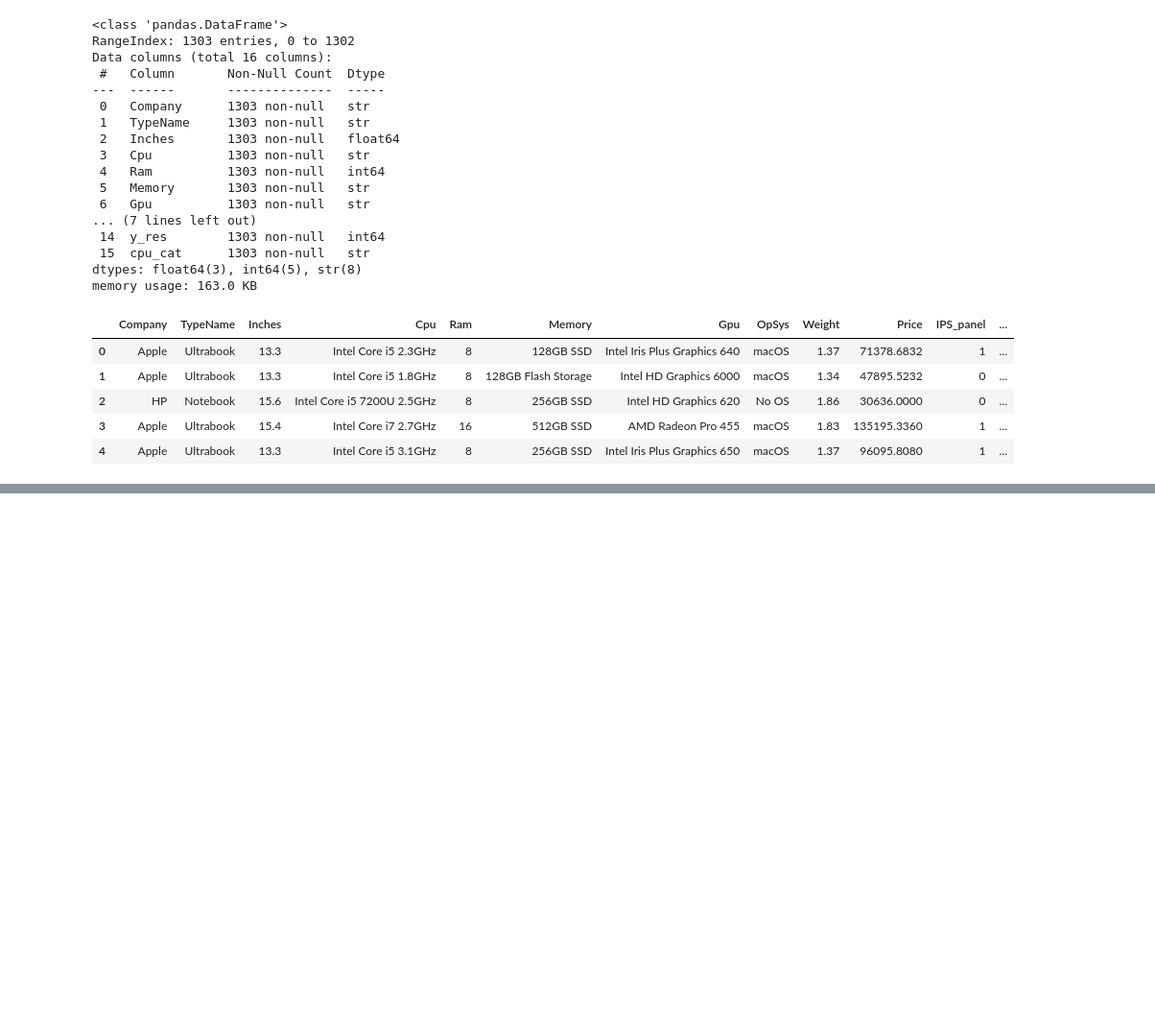
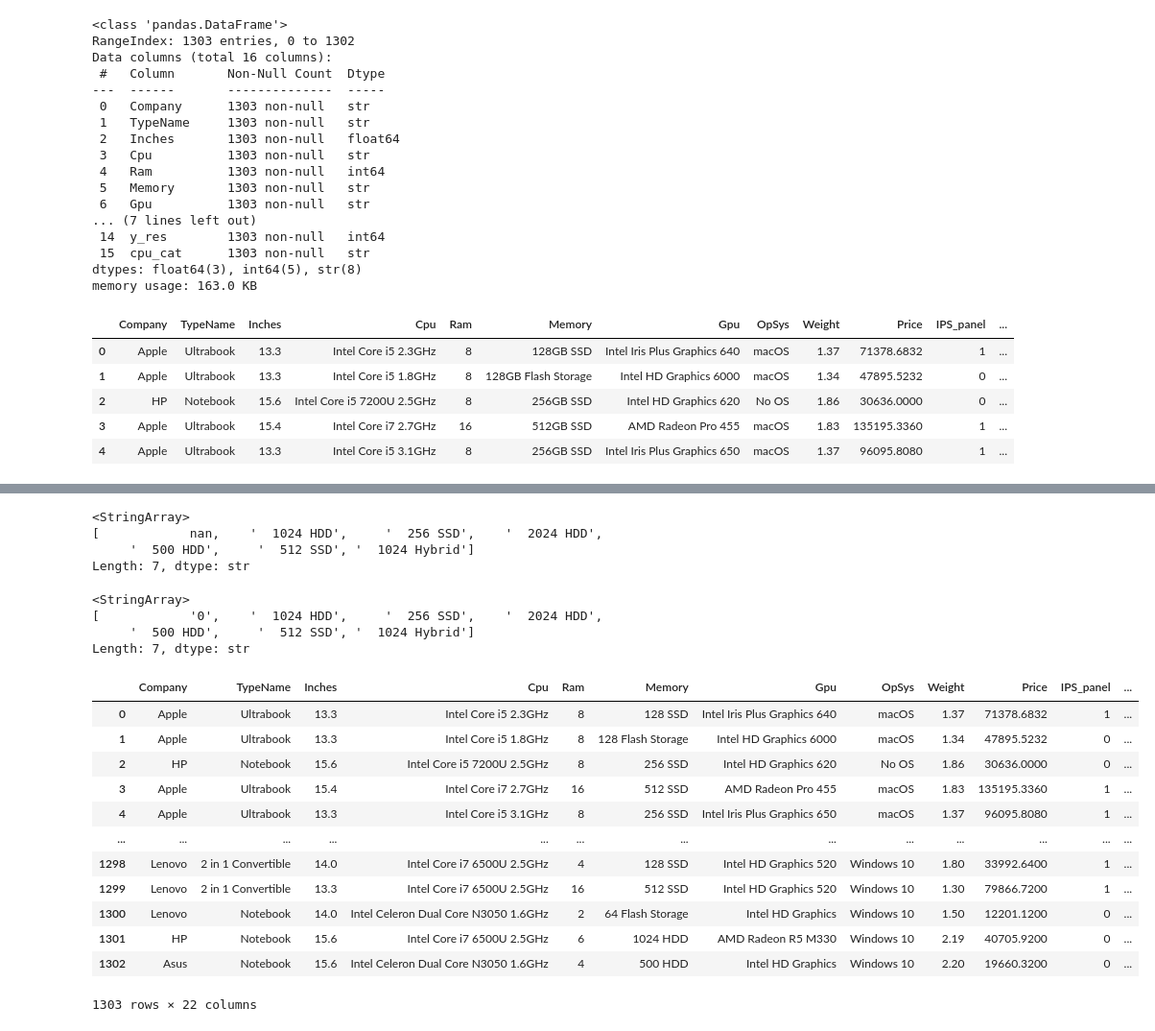
Before and after one commit to PrathamIngole/Data-Science, a Jupyter notebook: EDA/data_cleaning/laptop_data.ipynb, the cells around one changed output, grey strips where cells are left out. Shown at 96% size. Cells and saved outputs as stored; diff of their text form; code cells hidden in the pictures; blank space fills up the shorter version.

```diff
--- a/EDA/data_cleaning/laptop_data.ipynb
+++ b/EDA/data_cleaning/laptop_data.ipynb
@@ -541,0 +757,5 @@ df.head()
+# %%
+df['first_SSD'] = df['first'].apply(lambda x : 1 if 'SSD' in x else 0)
+df['first_HDD'] = df['first'].apply(lambda x : 1 if 'HDD' in x else 0)
+df['first_Flash'] = df['first'].apply(lambda x : 1 if 'Flash' in x else 0)
+df['first_Hybrid'] = df['first'].apply(lambda x : 1 if 'Hybrid' in x else 0)
@@ -541,0 +771,32 @@ df.head()
+# %%
+df.second.unique()
+# %% [output]
+<StringArray>
+[            nan,    '  1024 HDD',     '  256 SSD',    '  2024 HDD',
+     '  500 HDD',     '  512 SSD', '  1024 Hybrid']
+Length: 7, dtype: str
+# %%
+df['second'] = df['second'].fillna("0")
+# %%
+df.second.unique()
+# %% [output]
+<StringArray>
+[            '0',    '  1024 HDD',     '  256 SSD',    '  2024 HDD',
+     '  500 HDD',     '  512 SSD', '  1024 Hybrid']
+Length: 7, dtype: str
+# %%
+df
+# %% [output]
+|  | Company | TypeName | Inches | Cpu | Ram | Memory | Gpu | OpSys | Weight | Price | IPS_panel | ... |
+| 0 | Apple | Ultrabook | 13.3 | Intel Core i5 2.3GHz | 8 | 128 SSD | Intel Iris Plus Graphics 640 | macOS | 1.37 | 71378.6832 | 1 | ... |
+| 1 | Apple | Ultrabook | 13.3 | Intel Core i5 1.8GHz | 8 | 128 Flash Storage | Intel HD Graphics 6000 | macOS | 1.34 | 47895.5232 | 0 | ... |
+| 2 | HP | Notebook | 15.6 | Intel Core i5 7200U 2.5GHz | 8 | 256 SSD | Intel HD Graphics 620 | No OS | 1.86 | 30636.0000 | 0 | ... |
+| 3 | Apple | Ultrabook | 15.4 | Intel Core i7 2.7GHz | 16 | 512 SSD | AMD Radeon Pro 455 | macOS | 1.83 | 135195.3360 | 1 | ... |
+| 4 | Apple | Ultrabook | 13.3 | Intel Core i5 3.1GHz | 8 | 256 SSD | Intel Iris Plus Graphics 650 | macOS | 1.37 | 96095.8080 | 1 | ... |
+| ... | ... | ... | ... | ... | ... | ... | ... | ... | ... | ... | ... | ... |
+| 1298 | Lenovo | 2 in 1 Convertible | 14.0 | Intel Core i7 6500U 2.5GHz | 4 | 128 SSD | Intel HD Graphics 520 | Windows 10 | 1.80 | 33992.6400 | 1 | ... |
+| 1299 | Lenovo | 2 in 1 Convertible | 13.3 | Intel Core i7 6500U 2.5GHz | 16 | 512 SSD | Intel HD Graphics 520 | Windows 10 | 1.30 | 79866.7200 | 1 | ... |
+| 1300 | Lenovo | Notebook | 14.0 | Intel Celeron Dual Core N3050 1.6GHz | 2 | 64 Flash Storage | Intel HD Graphics | Windows 10 | 1.50 | 12201.1200 | 0 | ... |
+| 1301 | HP | Notebook | 15.6 | Intel Core i7 6500U 2.5GHz | 6 | 1024 HDD | AMD Radeon R5 M330 | Windows 10 | 2.19 | 40705.9200 | 0 | ... |
+| 1302 | Asus | Notebook | 15.6 | Intel Celeron Dual Core N3050 1.6GHz | 4 | 500 HDD | Intel HD Graphics | Windows 10 | 2.20 | 19660.3200 | 0 | ... |
+1303 rows × 22 columns
```
Also changed, not shown: parts of 62 cells of this notebook, 17 other files.
